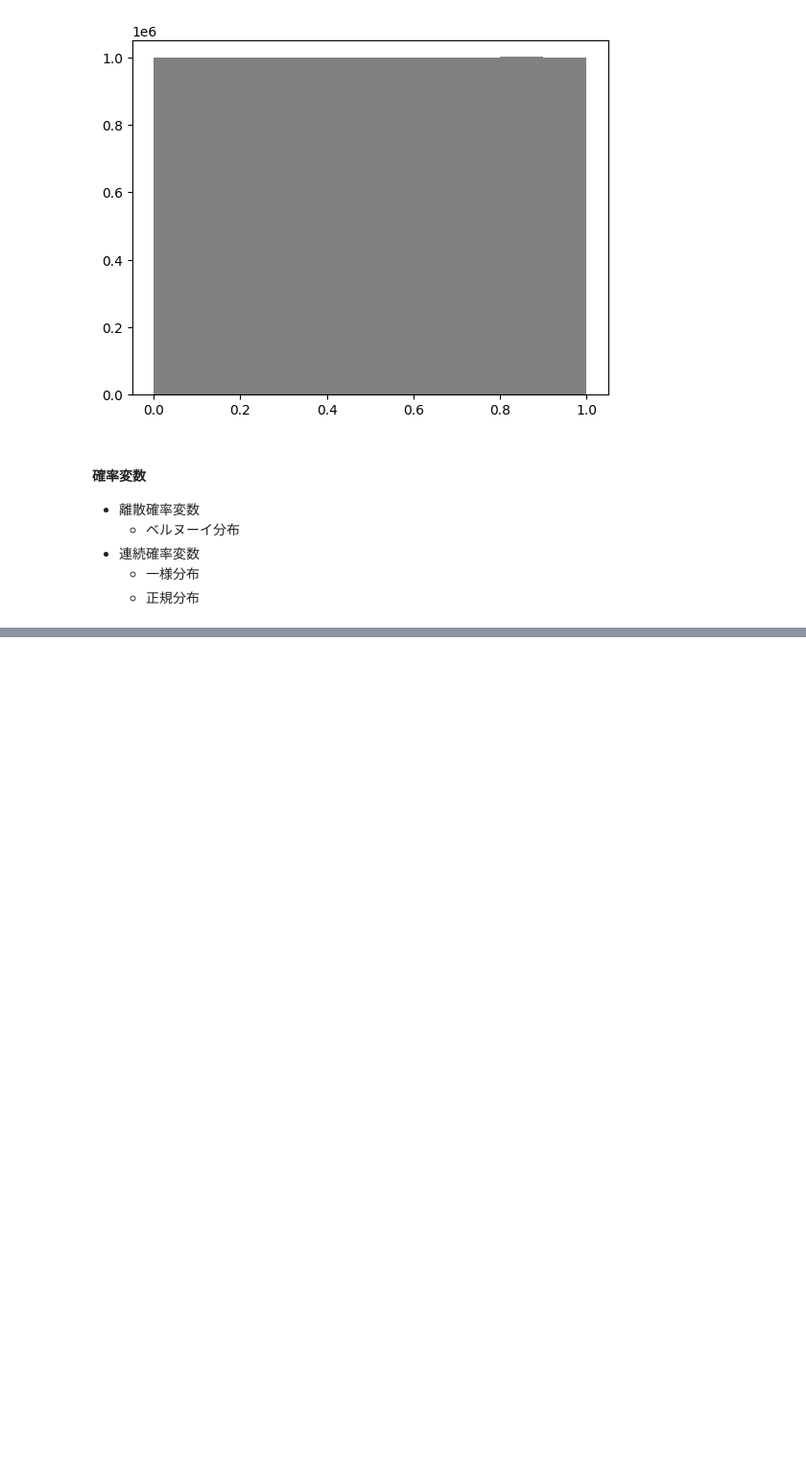
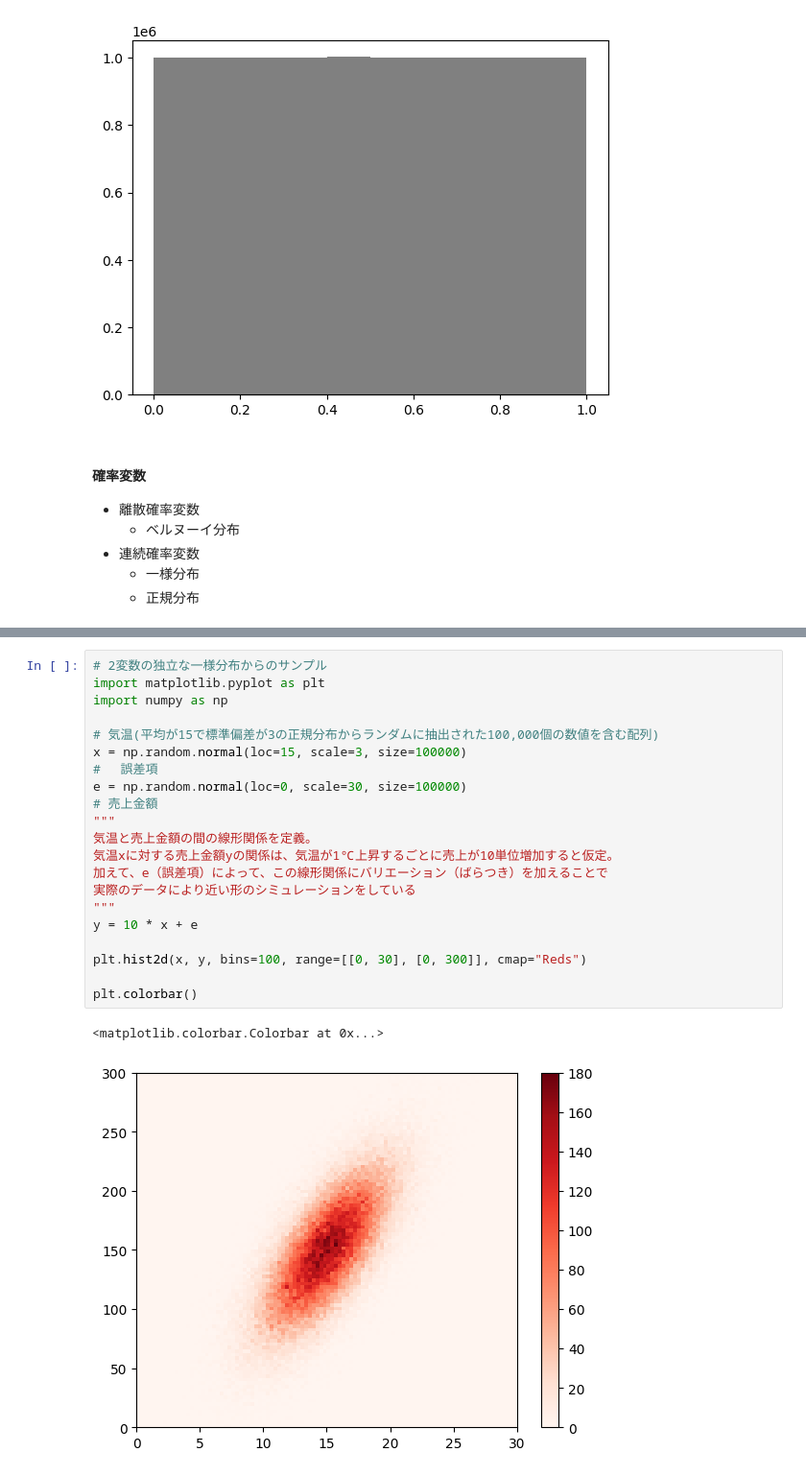
Before and after one commit to nasudadada/sandbox, a Jupyter notebook: python/math_bootcamp/probability_statistics.ipynb, the cells around one changed output, grey strips where cells are left out. Shown: that part at 96% size. Drawn from its saved outputs; the diff is of its cells as text; blank space fills up the shorter version.

```diff
--- a/python/math_bootcamp/probability_statistics.ipynb
+++ b/python/math_bootcamp/probability_statistics.ipynb
@@ -139,0 +175,24 @@ plt.hist(np.random.normal(size=1000))　　# 標準正規分布に従う乱数
+# %%
+# 2変数の独立な一様分布からのサンプル
+import matplotlib.pyplot as plt
+import numpy as np
+
+# 気温(平均が15で標準偏差が3の正規分布からランダムに抽出された100,000個の数値を含む配列)
+x = np.random.normal(loc=15, scale=3, size=100000)
+# 　誤差項
+e = np.random.normal(loc=0, scale=30, size=100000)
+# 売上金額
+"""
+気温と売上金額の間の線形関係を定義。
+気温xに対する売上金額yの関係は、気温が1℃上昇するごとに売上が10単位増加すると仮定。
+加えて、e（誤差項）によって、この線形関係にバリエーション（ばらつき）を加えることで
+実際のデータにより近い形のシミュレーションをしている
+"""
+y = 10 * x + e
+
+plt.hist2d(x, y, bins=100, range=[[0, 30], [0, 300]], cmap="Reds")
+
+plt.colorbar()
+# %% [output]
+<matplotlib.colorbar.Colorbar at 0x...>
+[figure, added]
```
Also changed, not shown: parts of 7 cells of this notebook, 2 other files.
